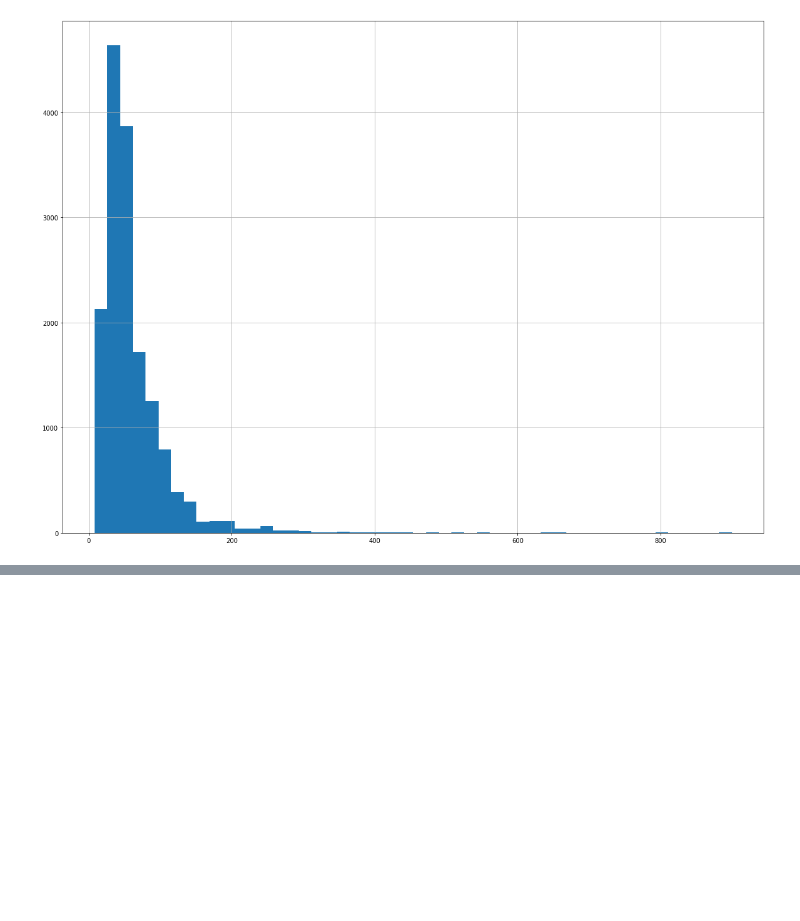
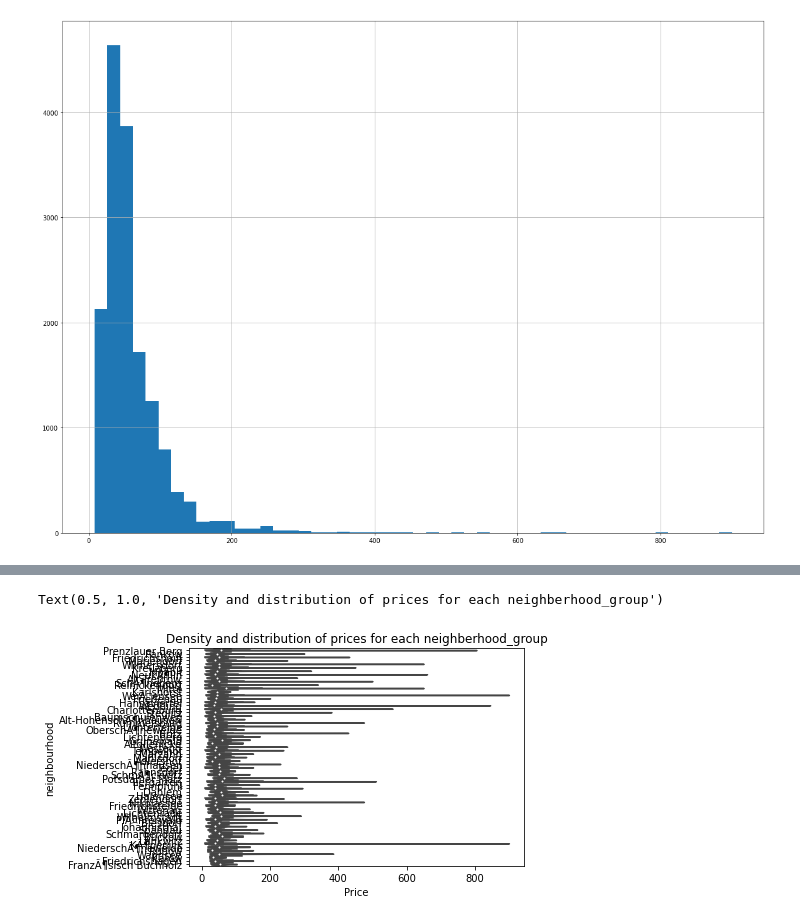
Before and after one commit to paulberard/airbnb-price-prediction-model, a Jupyter notebook: notebooks/leila/Analyse_de_donnees.ipynb, the cells around one changed output, grey strips where cells are left out. Cells and saved outputs as stored; diff of their text form; code cells hidden in the pictures; blank space fills up the shorter version.

```diff
--- a/notebooks/leila/Analyse_de_donnees.ipynb
+++ b/notebooks/leila/Analyse_de_donnees.ipynb
@@ -113,0 +121,6 @@ plt.show()
+# %%
+viz_2=sns.violinplot(data=train_data, x='Price',y='neighbourhood',scale_hue=True, cut=0)
+viz_2.set_title('Density and distribution of prices for each neighberhood_group')
+# %% [output]
+Text(0.5, 1.0, 'Density and distribution of prices for each neighberhood_group')
+[figure, added]
```
Also changed, not shown: parts of 6 cells of this notebook, 1 other file.
